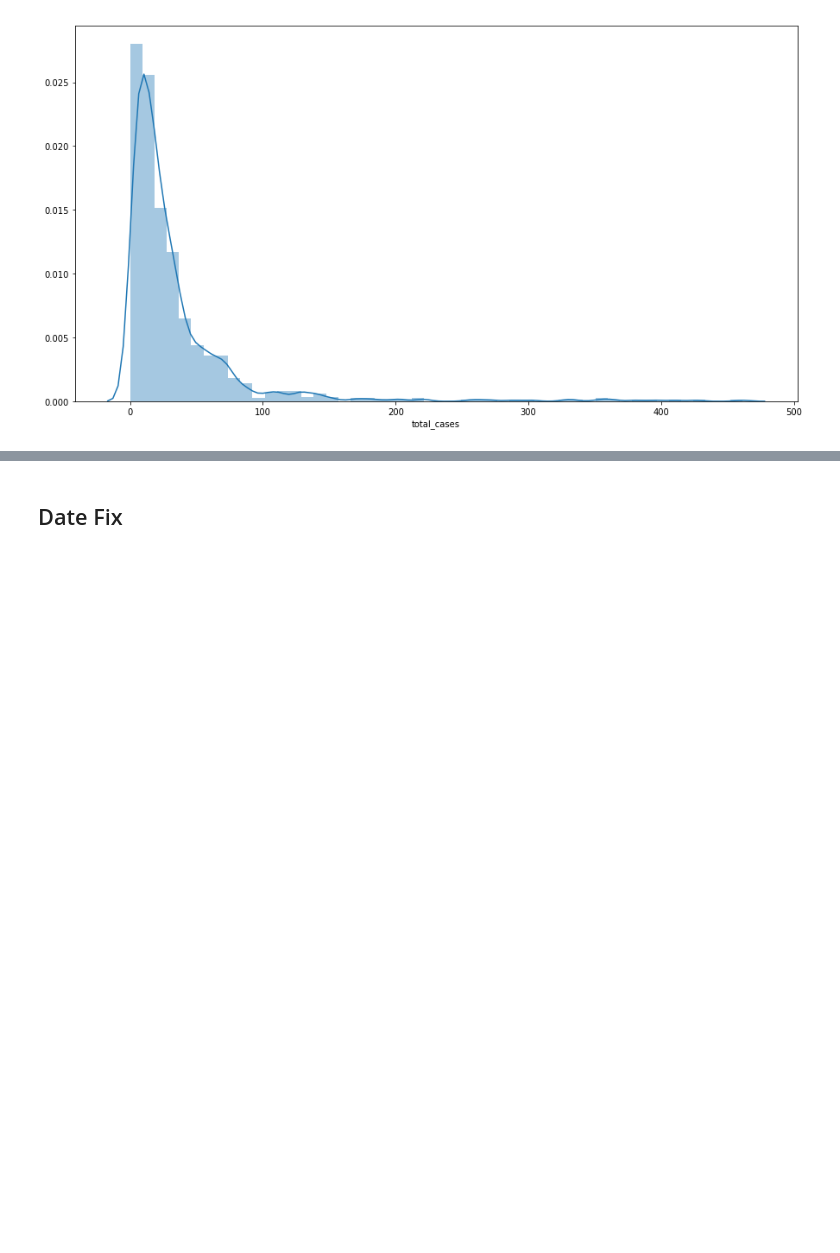
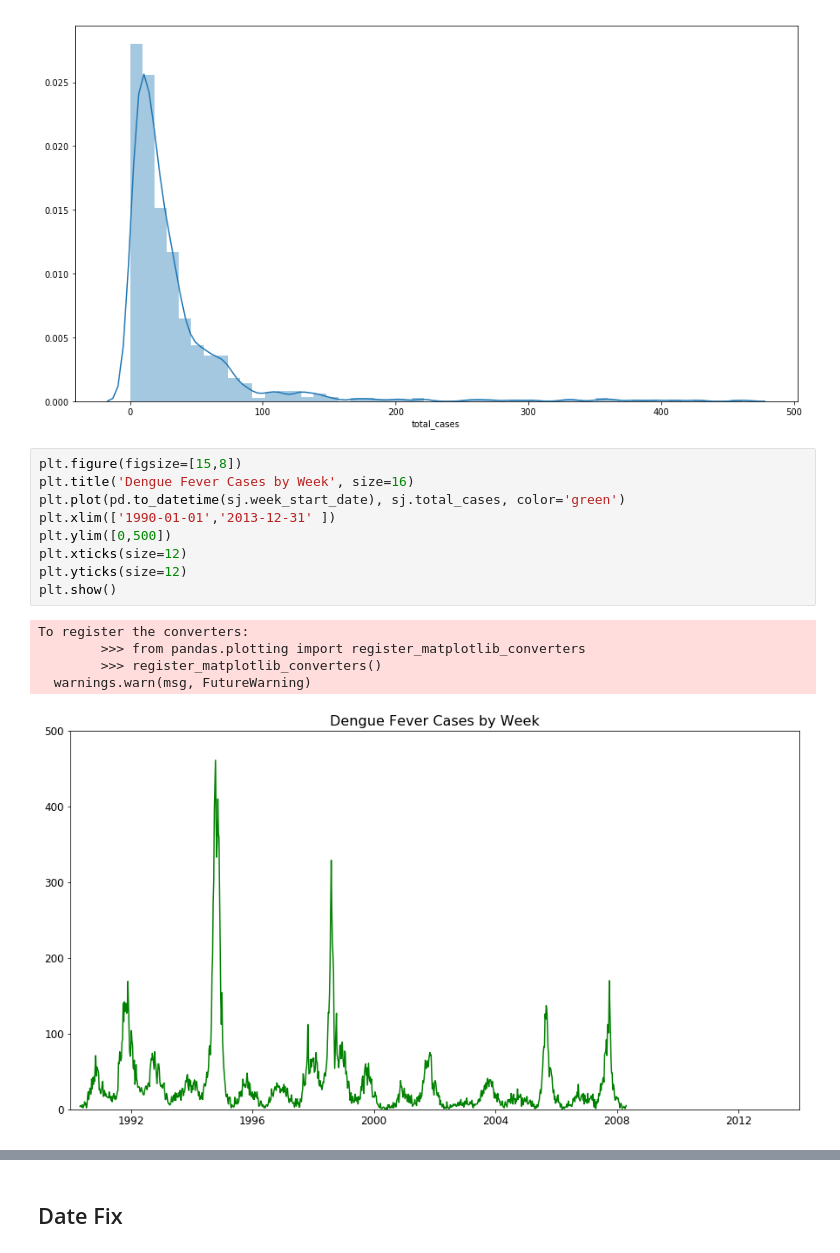
Before and after one commit to conditg/deng-ai, a Jupyter notebook: SJ.ipynb, the cells around one changed output, grey strips where cells are left out. Cells and saved outputs as stored; diff of their text form; blank space fills up the shorter version.

```diff
--- a/SJ.ipynb
+++ b/SJ.ipynb
@@ -36,3 +36,18 @@ sns.distplot(sj.total_cases, bins=50)
 plt.show()
 # %% [output]
 [figure]
+# %%
+plt.figure(figsize=[15,8])
+plt.title('Dengue Fever Cases by Week', size=16)
+plt.plot(pd.to_datetime(sj.week_start_date), sj.total_cases, color='green')
+plt.xlim(['1990-01-01','2013-12-31' ])
+plt.ylim([0,500])
+plt.xticks(size=12)
+plt.yticks(size=12)
+plt.show()
+# %% [output]
+To register the converters:
+        >>> from pandas.plotting import register_matplotlib_converters
+        >>> register_matplotlib_converters()
+  warnings.warn(msg, FutureWarning)
+[figure, added]
```
Also changed, not shown: parts of 9 cells of this notebook, 4 other files.
